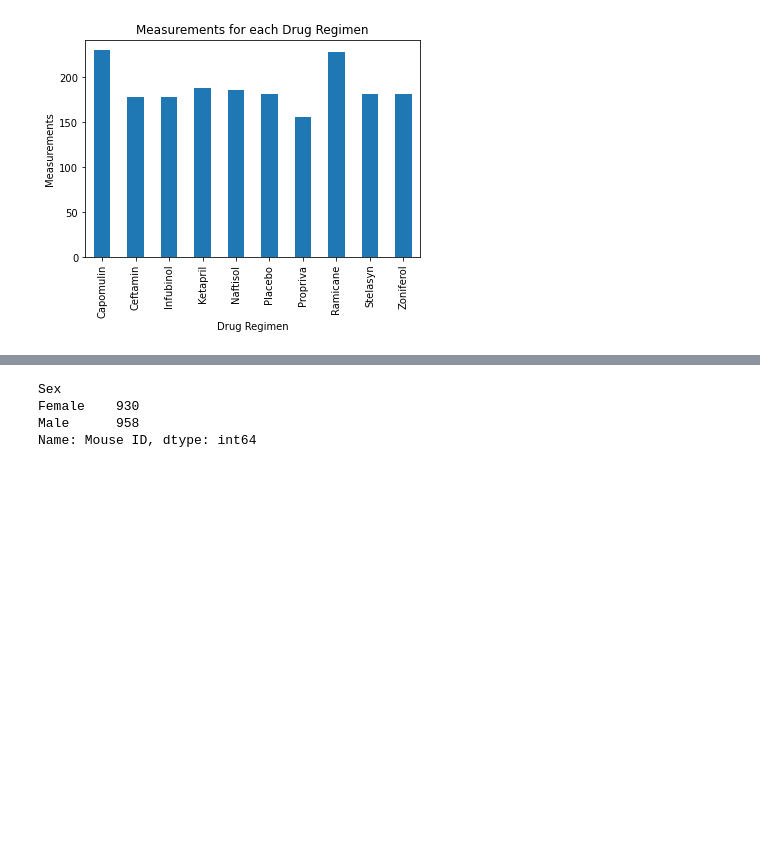
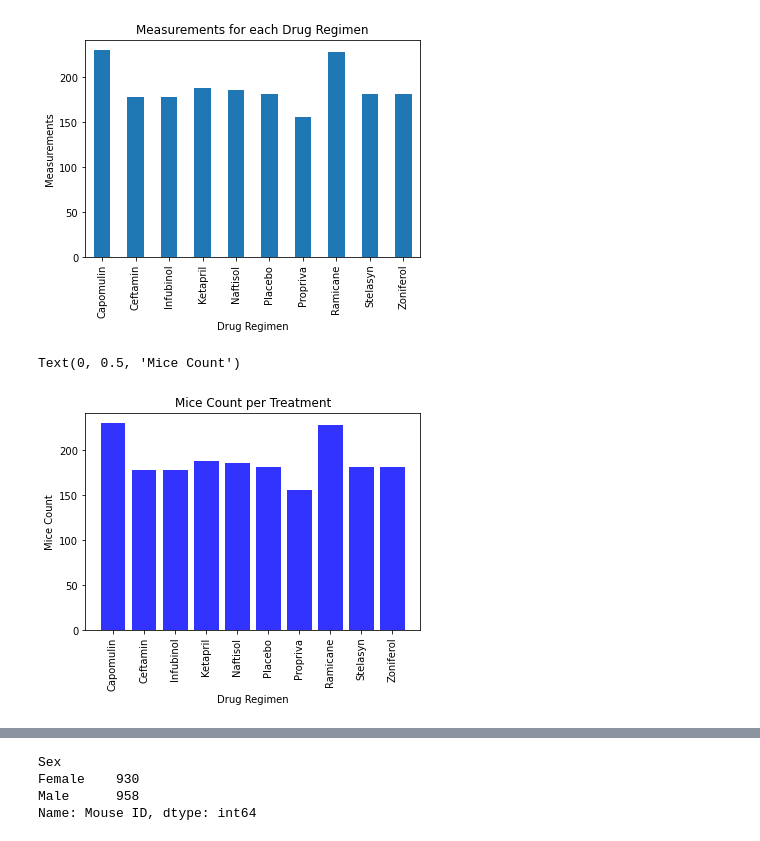
Before and after one commit to kblood86/Matplotlib_Challenge, a Jupyter notebook: Working.ipynb, the cells around one changed output, grey strips where cells are left out. Drawn from its saved outputs; the diff is of its cells as text; code cells hidden in the pictures; blank space fills up the shorter version.

```diff
--- a/Working.ipynb
+++ b/Working.ipynb
@@ -291,4 +131,22 @@ mouse_cleaned.groupby('Drug Regimen').count()["Mouse ID"].plot(kind='bar', legen
 # %%
 # Generate a bar plot showing the total number of measurements taken on each drug regimen using pyplot.
+mice_list =(mouse_cleaned.groupby(["Drug Regimen"])["Mouse ID"].count()).tolist()
+mice_list
+# %%
+regimen_num = np.arange(len(count_regimen))
+#regimen_num
+
+plt.bar(regimen_num, mice_list, color='b', alpha=0.8, align='center')
+
+tick_locations = [value for value in regimen_num]
+
+plt.xticks(tick_locations, ['Capomulin', 'Ceftamin', 'Infubinol', 'Ketapril', 'Naftisol', 'Placebo', 'Propriva', 'Ramicane', 'Stelasyn', 'Zoniferol'],  rotation='vertical')
+
+plt.title("Mice Count per Treatment")
+plt.xlabel("Drug Regimen")
+plt.ylabel("Mice Count")
+# %% [output]
+Text(0, 0.5, 'Mice Count')
+[figure, added]
 # %%
 # Generate a pie plot showing the distribution of female versus male mice using pandas
```
Also changed, not shown: parts of 21 cells of this notebook.
